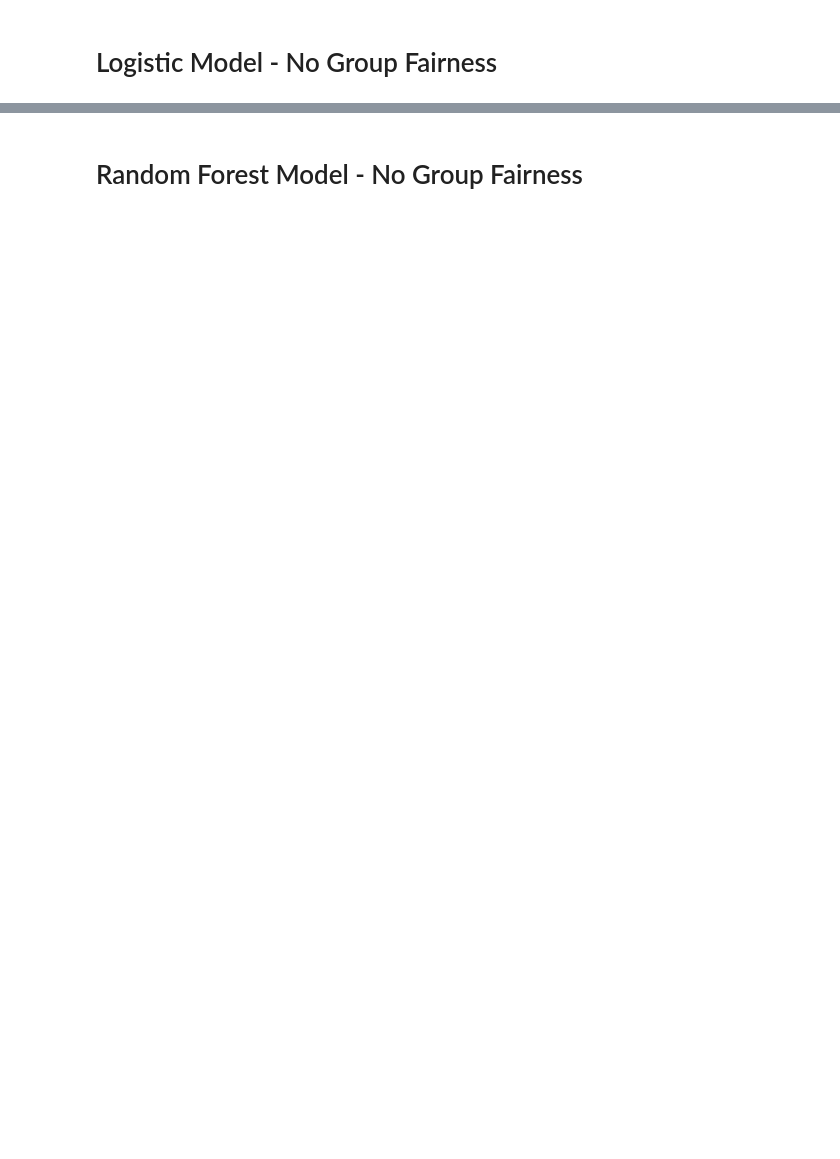
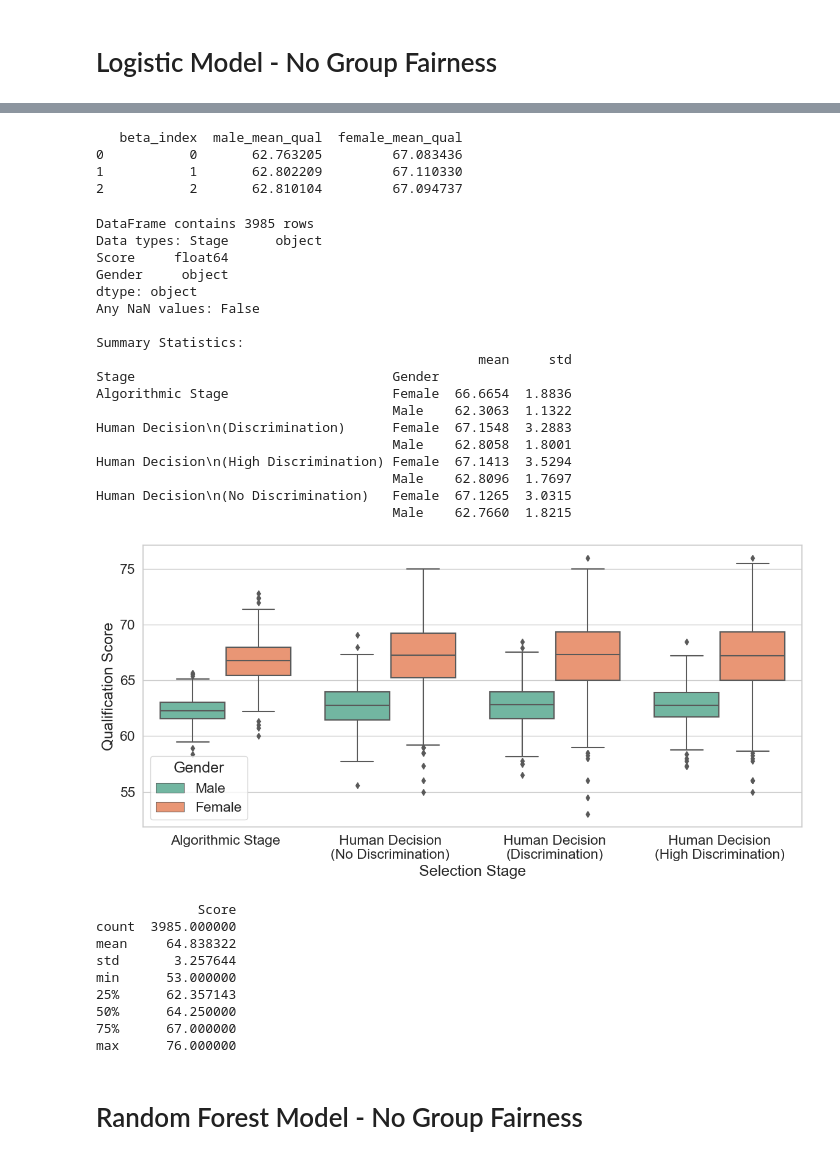
Before and after one commit to marcolax22/algorithmic-fairness, a Jupyter notebook: simulation-model.ipynb, the cells around one changed output, grey strips where cells are left out. Drawn from its saved outputs; the diff is of its cells as text; code cells hidden in the pictures; blank space fills up the shorter version.

```diff
--- a/simulation-model.ipynb
+++ b/simulation-model.ipynb
@@ -51,3 +97,66 @@ Mean: 0.5372
+# %%
+qual_means_per_beta = []
+
+for beta_index, df in enumerate(results_lm_1):
+    grouped = df.groupby('gender')['qual'].mean()
+
+    qual_means_per_beta.append({
+        'beta_index': beta_index,
+        'male_mean_qual': grouped.get(0, float('nan')),
+        'female_mean_qual': grouped.get(1, float('nan'))
+    })
+
+qual_means_df = pd.DataFrame(qual_means_per_beta)
+print(qual_means_df)
+# %% [output]
+   beta_index  male_mean_qual  female_mean_qual
+0           0       62.763205         67.083436
+1           1       62.802209         67.110330
+2           2       62.810104         67.094737
+# %%
+# Example usage
+fig, df = qual_plot.visualize_qualification_scores(
+    qual_male_first_stage_df_lm_1,
+    qual_female_first_stage_df_lm_1,
+    qual_male_second_stage_df_lm_1,
+    qual_female_second_stage_df_lm_1,
+    show_debug=True
+)
+
+# Show the plot
+plt.show()
+
+# You can do more with the returned DataFrame if needed
+print(df.describe())
+# %% [output]
+DataFrame contains 3985 rows
+Data types: Stage      object
+Score     float64
+Gender     object
+dtype: object
+Any NaN values: False
+
+Summary Statistics:
+                                                 mean     std
+Stage                                 Gender
+Algorithmic Stage                     Female  66.6654  1.8836
+                                      Male    62.3063  1.1322
+Human Decision\n(Discrimination)      Female  67.1548  3.2883
+                                      Male    62.8058  1.8001
+Human Decision\n(High Discrimination) Female  67.1413  3.5294
+                                      Male    62.8096  1.7697
+Human Decision\n(No Discrimination)   Female  67.1265  3.0315
+                                      Male    62.7660  1.8215
+[figure, added]
+             Score
+count  3985.000000
+mean     64.838322
+std       3.257644
+min      53.000000
+25%      62.357143
+50%      64.250000
+75%      67.000000
+max      76.000000
 # %% [markdown]
 # Random Forest Model - No Group Fairness
 # %%
```
Also changed, not shown: parts of 21 cells of this notebook, 20 other files.
